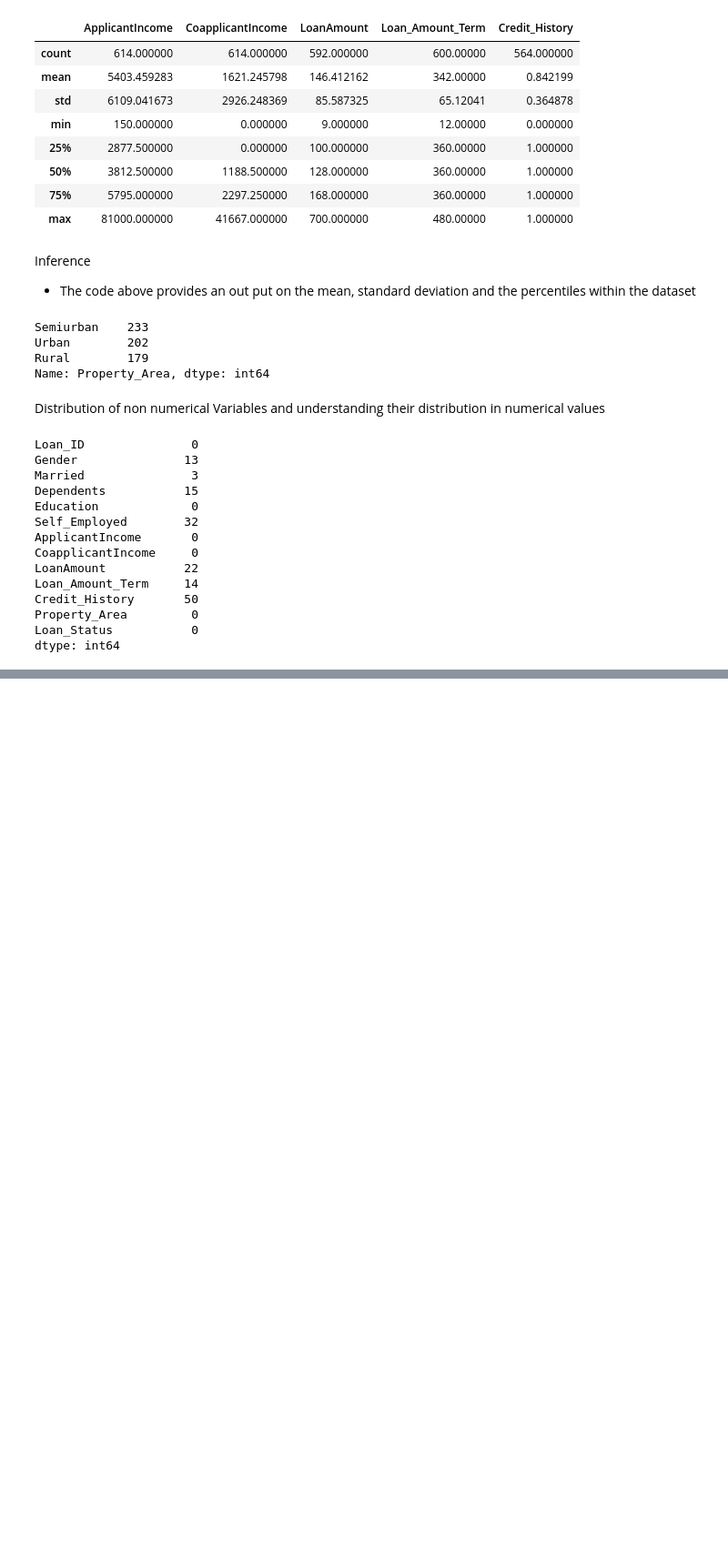
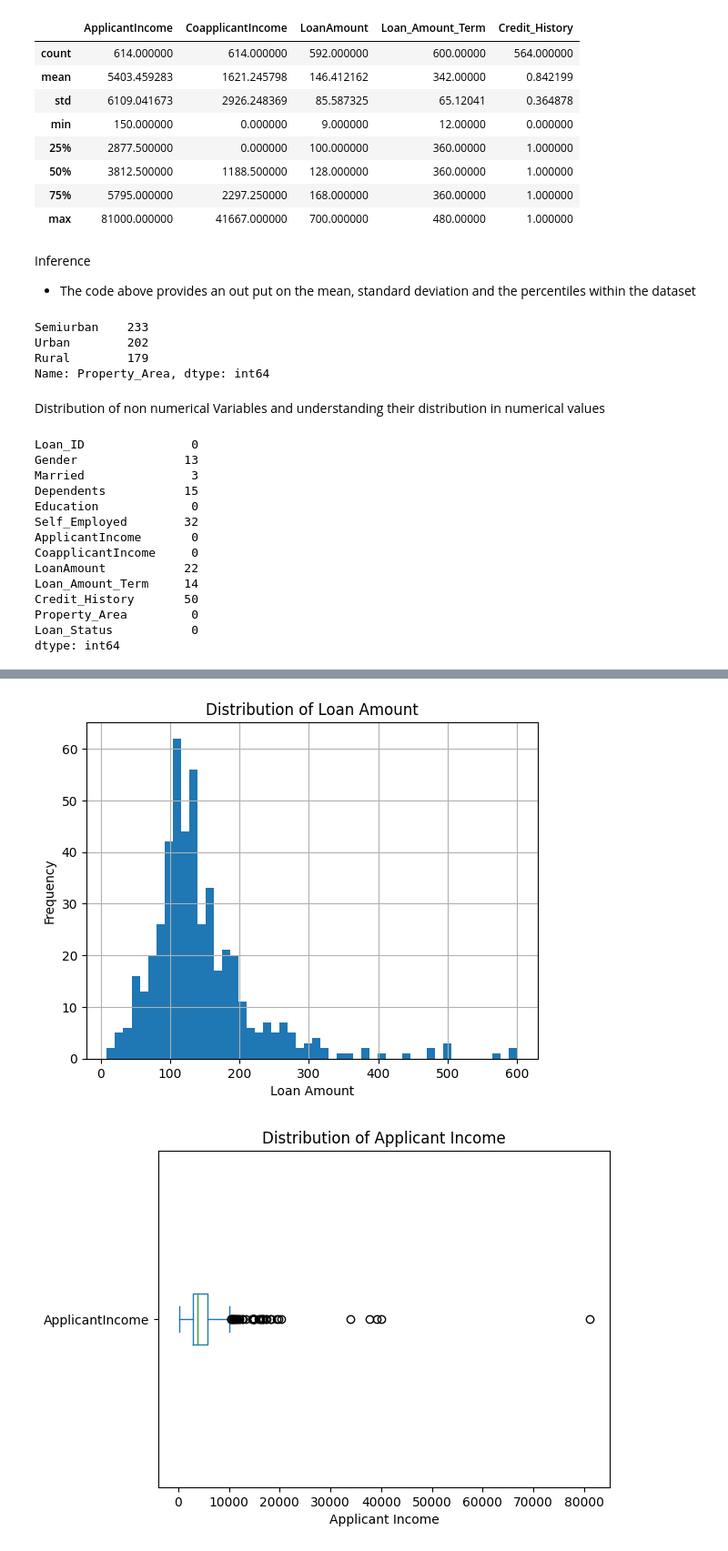
Before and after one commit to paulmachau/Loan-Prediction, a Jupyter notebook: Loan_Eligibility_Predictiond.ipynb, the cells around one changed output, grey strips where cells are left out. Shown at 91% size. Drawn from its saved outputs; the diff is of its cells as text; code cells hidden in the pictures; blank space fills up the shorter version.

```diff
--- a/Loan_Eligibility_Predictiond.ipynb
+++ b/Loan_Eligibility_Predictiond.ipynb
@@ -194,0 +181,30 @@ cleaned_train_data.head()
+# %%
+# prompt: visualize distribution of variables
+
+# Histogram of variable LoanAmount
+cleaned_train_data['LoanAmount'].hist(bins=50)
+plt.xlabel('Loan Amount')
+plt.ylabel('Frequency')
+plt.title('Distribution of Loan Amount')
+plt.show()
+
+# Box plot of variable ApplicantIncome
+cleaned_train_data['ApplicantIncome'].plot(kind='box', vert=False)
+plt.xlabel('Applicant Income')
+plt.title('Distribution of Applicant Income')
+plt.show()
+
+# Bar chart of variable Gender
+cleaned_train_data['Gender'].value_counts().plot(kind='bar')
+plt.xlabel('Gender')
+plt.ylabel('Frequency')
+plt.title('Distribution of Gender')
+plt.show()
+
+# Pie chart of variable Married
+cleaned_train_data['Married'].value_counts().plot(kind='pie', autopct='%1.1f%%')
+plt.title('Distribution of Marital Status')
+plt.show()
+# %% [output]
+[figure, added]
+[figure, added]
```
Also changed, not shown: parts of 27 cells of this notebook.
